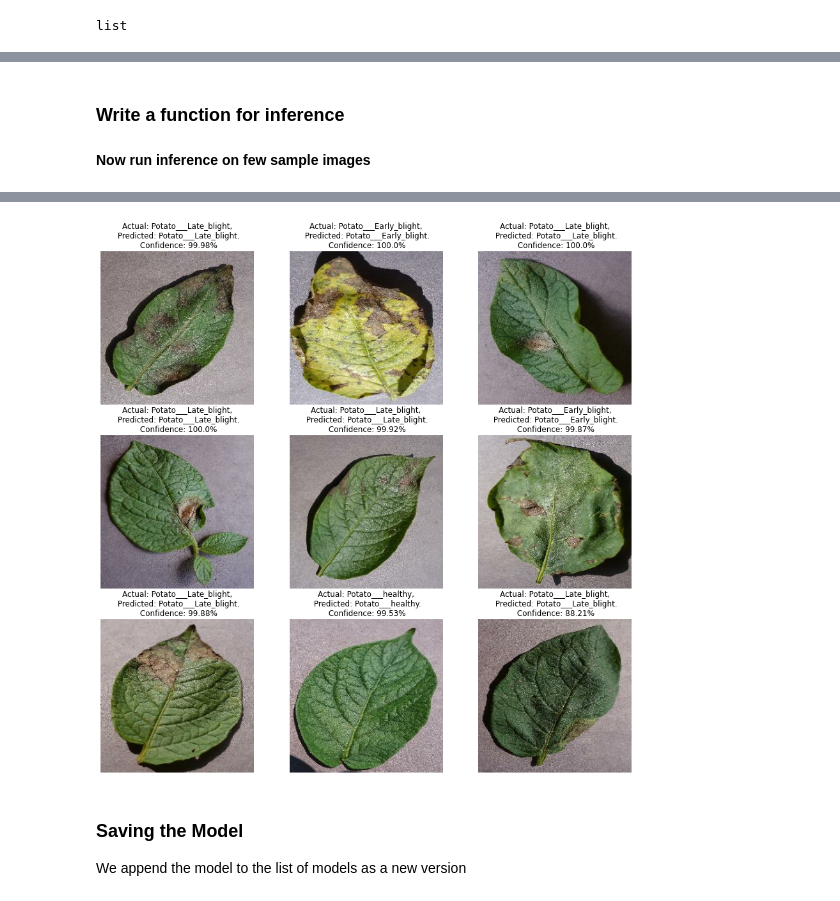
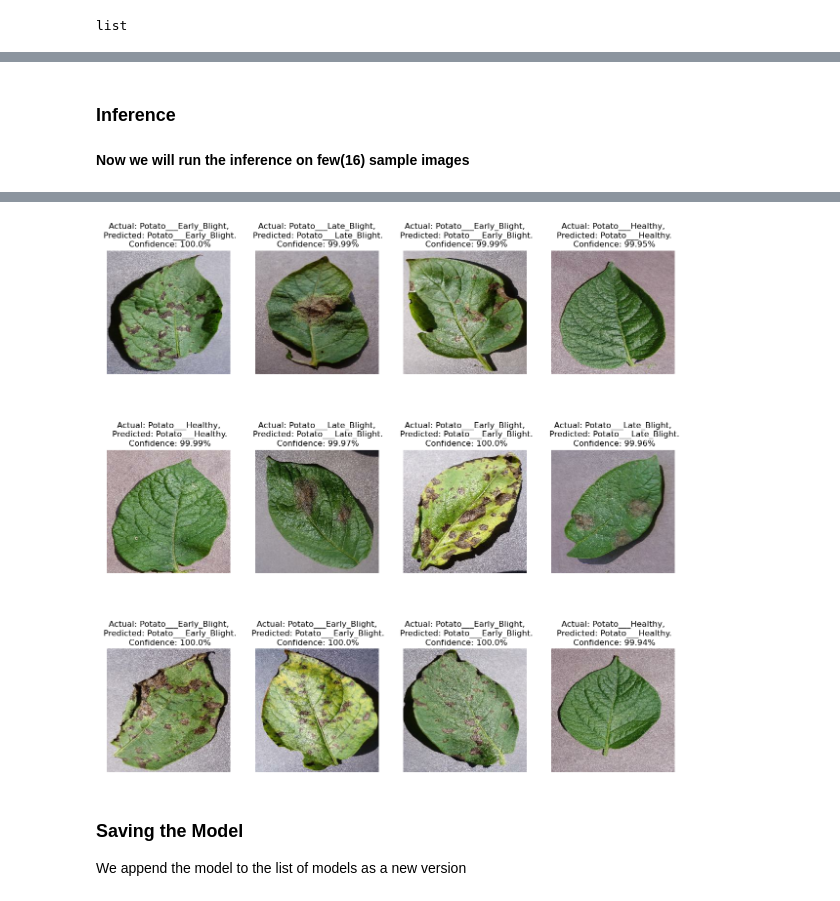
Before and after one commit to fmammo/Potato_plant_classification, a Jupyter notebook: model_try_2.ipynb, the cells around one changed output, grey strips where cells are left out. Drawn from its saved outputs; the diff is of its cells as text; code cells hidden in the pictures.

```diff
--- a/model_try_2.ipynb
+++ b/model_try_2.ipynb
@@ -327,5 +321,5 @@ predicted label: Potato___Early_blight
-# %% [markdown]
-### Write a function for inference
+# %% [markdown]
+### Inference
 # %%
 def predict(model, img):
     img_array = tf.keras.preprocessing.image.img_to_array(images[i].numpy())
@@ -337,12 +331,12 @@ def predict(model, img):
     confidence = round(100 * (np.max(predictions[0])), 2)
     return predicted_class, confidence
 # %% [markdown]
-**Now run inference on few sample images**
+**Now we will run the inference on few(16) sample images**
 # %%
 plt.figure(figsize=(15, 15))
 for images, labels in test_ds.take(1):
-    for i in range(9):
-        ax = plt.subplot(3, 3, i + 1)
+    for i in range(12):
+        ax = plt.subplot(3, 4, i + 1)
         plt.imshow(images[i].numpy().astype("uint8"))
 
         predicted_class, confidence = predict(model, images[i].numpy())
@@ -355,4 +361,4 @@ for images, labels in test_ds.take(1):
-[figure, old version]
+[figure, new version]
 # %% [markdown]
 ### Saving the Model
 We append the model to the list of models as a new version
```
Also changed, not shown: parts of 19 cells of this notebook.
